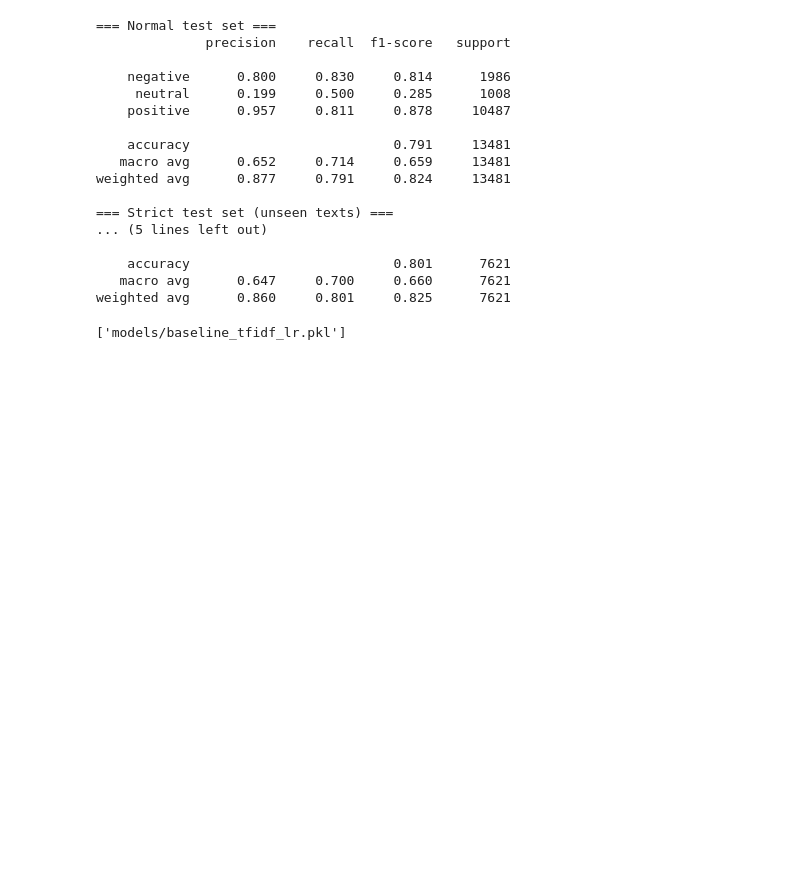
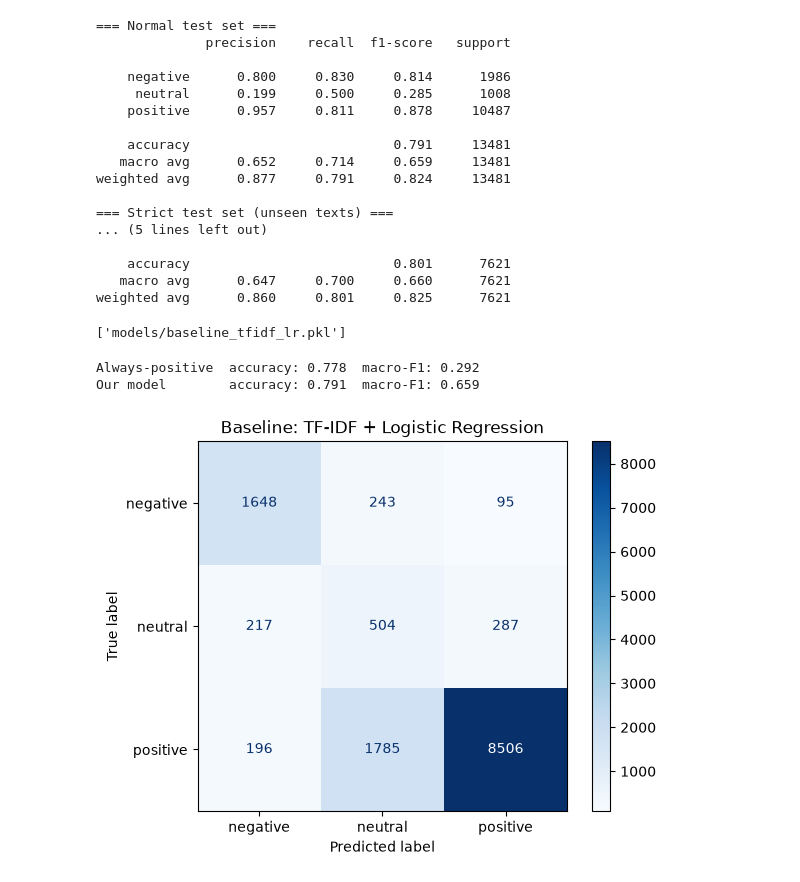
Before and after one commit to Nayira1205/reviewlens, a Jupyter notebook: notebooks/02_baseline.ipynb, the cells around one changed output. Drawn from its saved outputs; the diff is of its cells as text; code cells hidden in the pictures; blank space fills up the shorter version.

Commit message:
eval: baseline metrics and error analysis

```diff
--- a/notebooks/02_baseline.ipynb
+++ b/notebooks/02_baseline.ipynb
@@ -81,3 +81,27 @@ os.makedirs("models", exist_ok=True)
 joblib.dump((vec, clf), "models/baseline_tfidf_lr.pkl")
 # %% [output]
 ['models/baseline_tfidf_lr.pkl']
+# %%
+from sklearn.dummy import DummyClassifier
+from sklearn.metrics import accuracy_score, f1_score
+
+dummy = DummyClassifier(strategy="most_frequent").fit(X_train, train["label"])
+dp = dummy.predict(X_test)
+print("Always-positive  accuracy:", round(accuracy_score(test["label"], dp), 3),
+      " macro-F1:", round(f1_score(test["label"], dp, average="macro"), 3))
+print("Our model        accuracy:", round(accuracy_score(test["label"], pred), 3),
+      " macro-F1:", round(f1_score(test["label"], pred, average="macro"), 3))
+# %% [output]
+Always-positive  accuracy: 0.778  macro-F1: 0.292
+Our model        accuracy: 0.791  macro-F1: 0.659
+# %%
+import matplotlib.pyplot as plt
+from sklearn.metrics import confusion_matrix, ConfusionMatrixDisplay
+
+labels = ["negative", "neutral", "positive"]
+cm = confusion_matrix(test["label"], pred, labels=labels)
+ConfusionMatrixDisplay(cm, display_labels=labels).plot(cmap="Blues", values_format="d")
+plt.title("Baseline: TF-IDF + Logistic Regression")
+plt.show()
+# %% [output]
+[figure, added]
```
Also changed, not shown: parts of 2 cells of this notebook.
